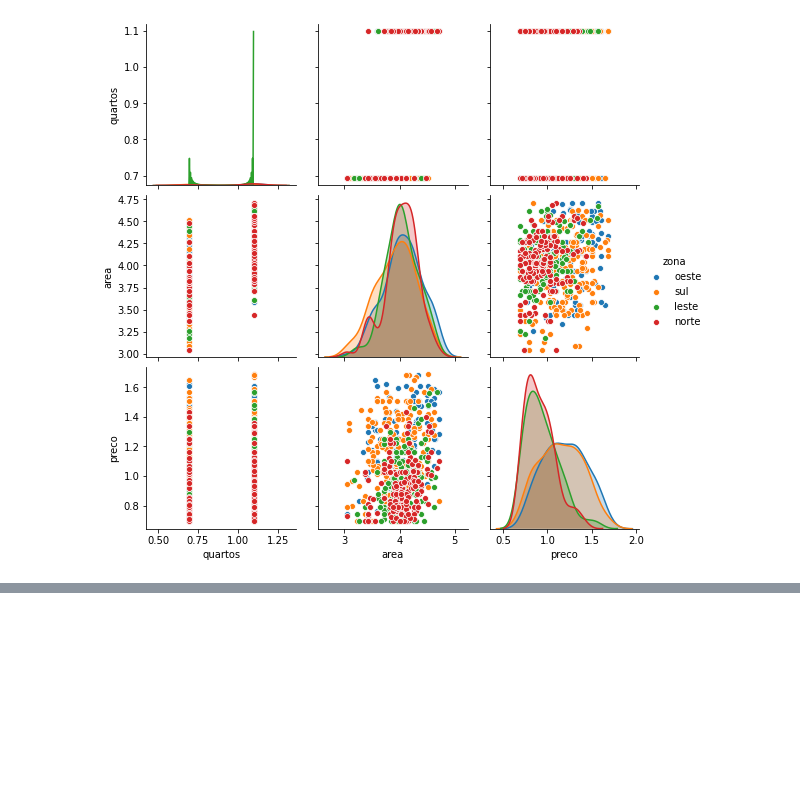
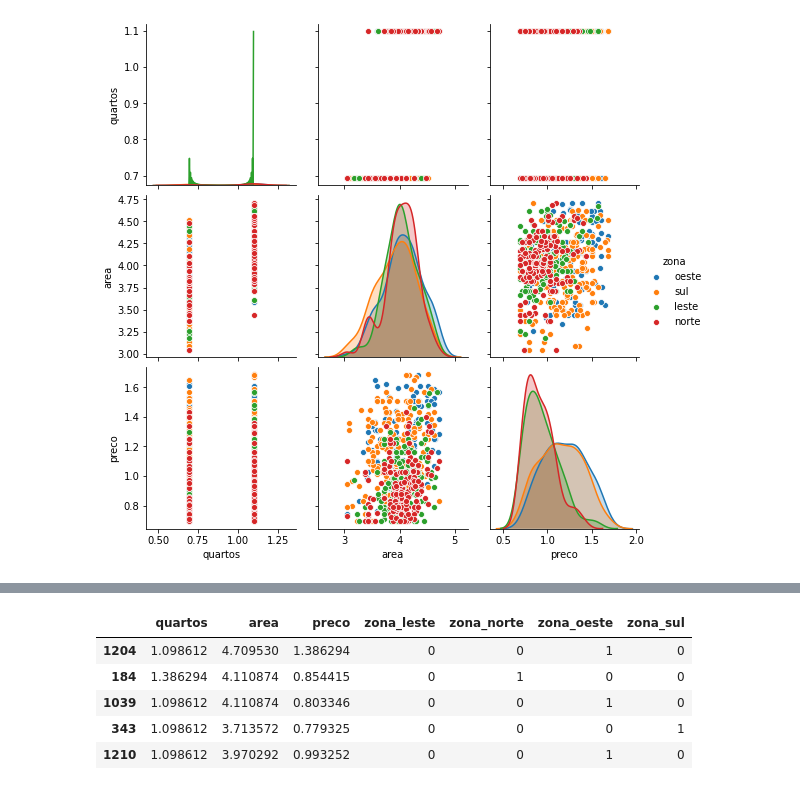
Before and after one commit to EduardoCampos1978/calculadora-de-aluguel, a Jupyter notebook: analise_exploratoria.ipynb, the cells around one changed output, grey strips where cells are left out. Cells and saved outputs as stored; diff of their text form; code cells hidden in the pictures; blank space fills up the shorter version.

Commit message:
Treat of categorical features for "treino" dataframe

```diff
--- a/analise_exploratoria.ipynb
+++ b/analise_exploratoria.ipynb
@@ -204,0 +209,12 @@ plt.show()
+# %%
+# Criando variáveis dummy
+
+treino = pd.get_dummies(treino)
+treino.head()
+# %% [output]
+|  | quartos | area | preco | zona_leste | zona_norte | zona_oeste | zona_sul |
+| 1204 | 1.098612 | 4.709530 | 1.386294 | 0 | 0 | 1 | 0 |
+| 184 | 1.386294 | 4.110874 | 0.854415 | 0 | 1 | 0 | 0 |
+| 1039 | 1.098612 | 4.110874 | 0.803346 | 0 | 0 | 1 | 0 |
+| 343 | 1.098612 | 3.713572 | 0.779325 | 0 | 0 | 0 | 1 |
+| 1210 | 1.098612 | 3.970292 | 0.993252 | 0 | 0 | 1 | 0 |
```
Also changed, not shown: parts of 2 cells of this notebook.
